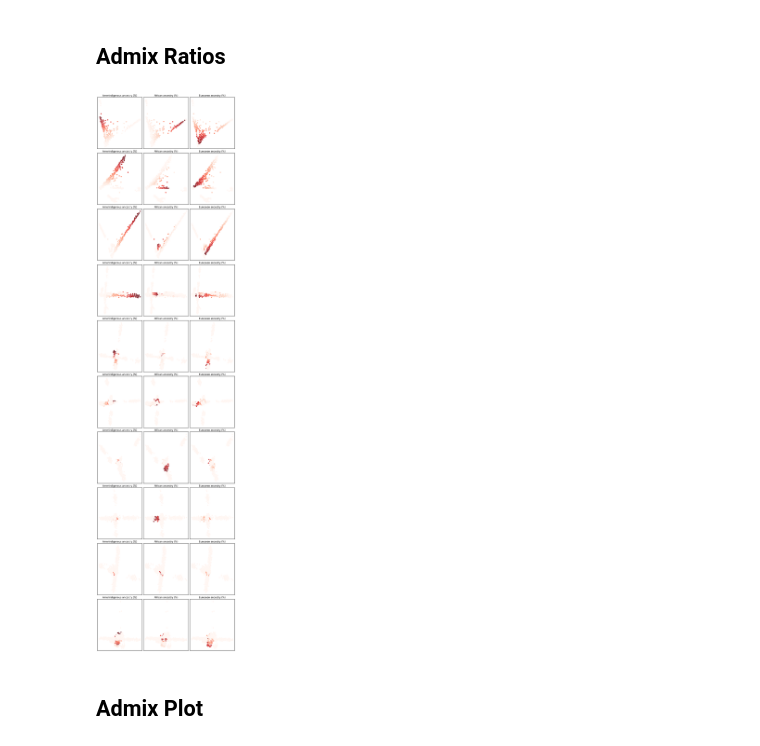
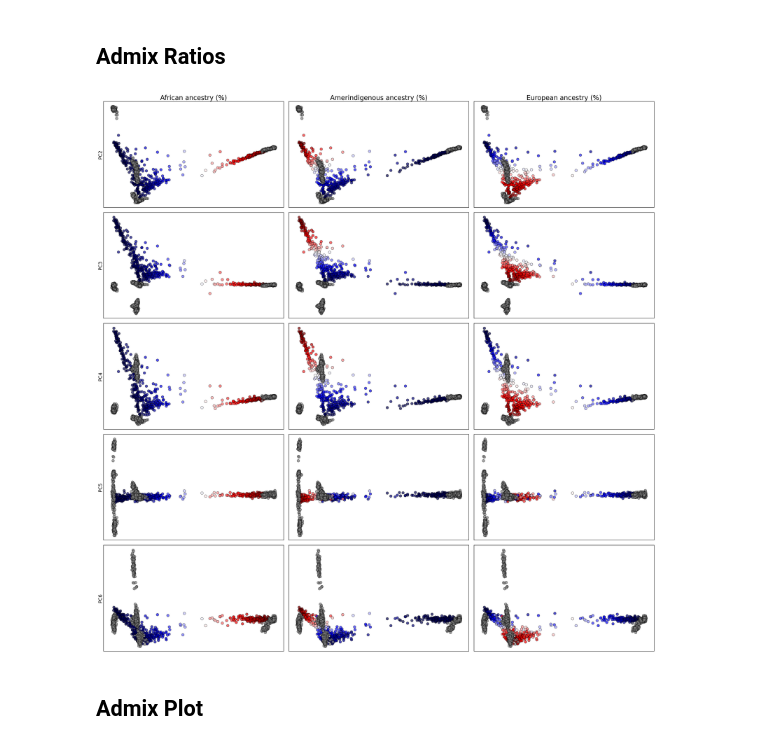
Before and after one commit to latent-reasoning-works/manylatents, a Jupyter notebook: notebooks/pca_1000G.ipynb, the cells around one changed output. Saved outputs shown, nothing was run; the diff lists cells and outputs as text; code cells hidden in the pictures.

```diff
--- a/notebooks/pca_1000G.ipynb
+++ b/notebooks/pca_1000G.ipynb
@@ -86,35 +56,3 @@ admix_labels, admix_labels_inc_EURAFR = load_admix_ratio(sample_ids_path,
                                                          admix_ratios_path,
                                                          samples,
                                                          class_labels)
-# %%
-# initial 2D phate embedding
-fig, ax = plt.subplots(nrows=10, ncols=3, figsize=(10,40))
-
-for comp in range(10):
-    plotting.plot_embeddings(pca_input[:,comp:(comp+2)],
-                             admix_labels_inc_EURAFR[:,1],
-                             None,
-                             None,
-                             None,
-                             True,
-                             ax[comp, 0])
-    ax[comp, 0].set_title("Amerindigenous ancestry (%)", fontsize=12)
-    plotting.plot_embeddings(pca_input[:,comp:(comp+2)],
-                             admix_labels_inc_EURAFR[:,0],
-                             None,
-                             None,
-                             None,
-                             True,
-                             ax[comp, 1])
-    ax[comp, 1].set_title("African ancestry (%)", fontsize=12)
-    plotting.plot_embeddings(pca_input[:,comp:(comp+2)],
-                             admix_labels_inc_EURAFR[:,2],
-                             None,
-                             None,
-                             None,
-                             True,
-                             ax[comp, 2])
-    ax[comp, 2].set_title("European ancestry (%)", fontsize=12)
-plt.tight_layout()
-# %% [output]
-[figure, removed]
@@ -121,2 +101,14 @@ plt.tight_layout()
+# %%
+pca_df = pd.DataFrame()
+pca_df[['PC{}'.format(k) for k in range(1,101)]] = pca_input
+admix_labels[np.isclose(admix_labels, 0)] = np.nan
+pca_df[["African ancestry (%)", "Amerindigenous ancestry (%)", "European ancestry (%)"]] = admix_labels
+# %%
+base_pc = 'PC1'
+other_pcs = ['PC2', 'PC3', 'PC4', 'PC5', 'PC6']
+plot_pc_vs_others(pca_df, base_pc, other_pcs,
+                  ["African ancestry (%)", "Amerindigenous ancestry (%)", "European ancestry (%)"])
+# %% [output]
+[figure, added]
 # %% [markdown]
 ## Admix Plot
```
Also changed, not shown: parts of 6 cells of this notebook, 7 other files.
